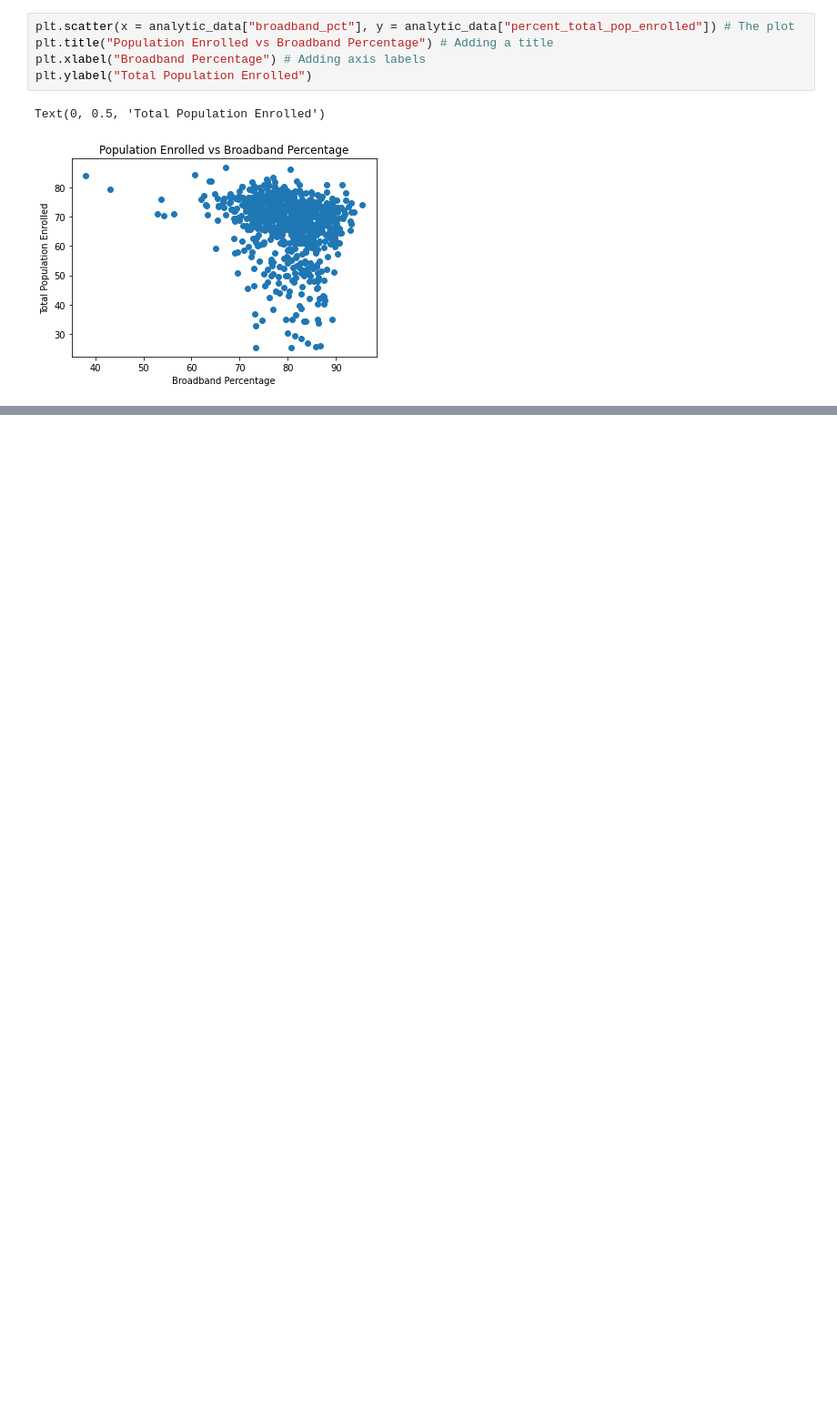
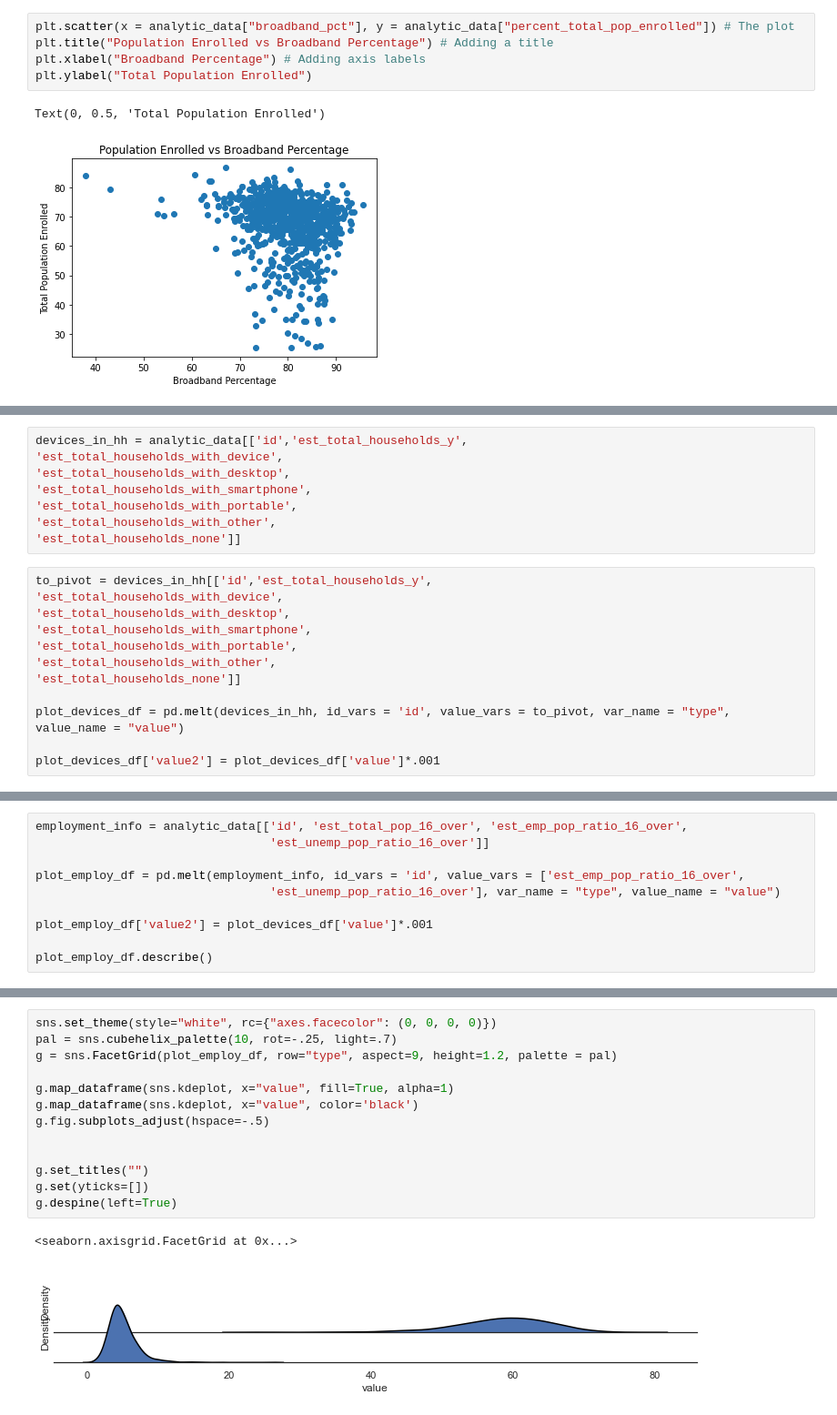
Before and after one commit to mosymns13/DS4A-Team13-Digital-Divide-Project, a Jupyter notebook: Analytic Dataset.ipynb, the cells around one changed output, grey strips where cells are left out. Shown: that part at 91% size. Saved outputs shown, nothing was run; the diff lists cells and outputs as text; blank space fills up the shorter version.

```diff
--- a/Analytic Dataset.ipynb
+++ b/Analytic Dataset.ipynb
@@ -102,0 +125,20 @@ Text(0, 0.5, 'Total Population Enrolled')
+# %%
+devices_in_hh = analytic_data[['id','est_total_households_y',
+'est_total_households_with_device',
+'est_total_households_with_desktop',
+'est_total_households_with_smartphone',
+'est_total_households_with_portable',
+'est_total_households_with_other',
+'est_total_households_none']]
+# %%
+to_pivot = devices_in_hh[['id','est_total_households_y',
+'est_total_households_with_device',
+'est_total_households_with_desktop',
+'est_total_households_with_smartphone',
+'est_total_households_with_portable',
+'est_total_households_with_other',
+'est_total_households_none']]
+
+plot_devices_df = pd.melt(devices_in_hh, id_vars = 'id', value_vars = to_pivot, var_name = "type", value_name = "value")
+
+plot_devices_df['value2'] = plot_devices_df['value']*.001
@@ -102,0 +175,10 @@ Text(0, 0.5, 'Total Population Enrolled')
+# %%
+employment_info = analytic_data[['id', 'est_total_pop_16_over', 'est_emp_pop_ratio_16_over',
+                                 'est_unemp_pop_ratio_16_over']]
+
+plot_employ_df = pd.melt(employment_info, id_vars = 'id', value_vars = ['est_emp_pop_ratio_16_over',
+                                 'est_unemp_pop_ratio_16_over'], var_name = "type", value_name = "value")
+
+plot_employ_df['value2'] = plot_devices_df['value']*.001
+
+plot_employ_df.describe()
@@ -102,0 +195,16 @@ Text(0, 0.5, 'Total Population Enrolled')
+# %%
+sns.set_theme(style="white", rc={"axes.facecolor": (0, 0, 0, 0)})
+pal = sns.cubehelix_palette(10, rot=-.25, light=.7)
+g = sns.FacetGrid(plot_employ_df, row="type", aspect=9, height=1.2, palette = pal)
+
+g.map_dataframe(sns.kdeplot, x="value", fill=True, alpha=1)
+g.map_dataframe(sns.kdeplot, x="value", color='black')
+g.fig.subplots_adjust(hspace=-.5)
+
+
+g.set_titles("")
+g.set(yticks=[])
+g.despine(left=True)
+# %% [output]
+<seaborn.axisgrid.FacetGrid at 0x...>
+[figure, added]
```
Also changed, not shown: parts of 17 cells of this notebook.
